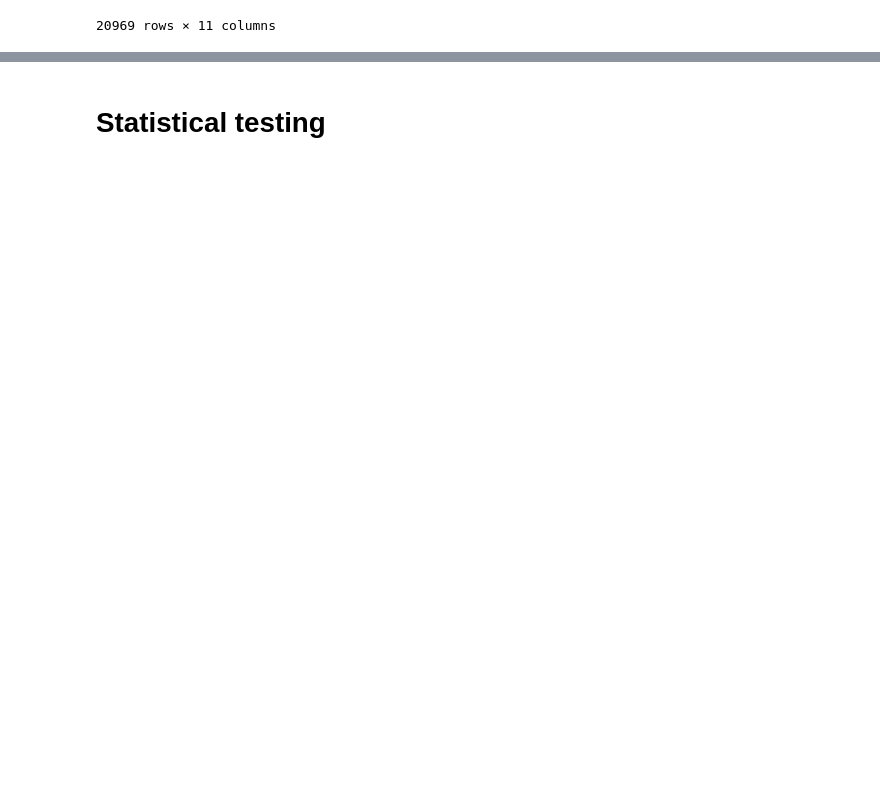
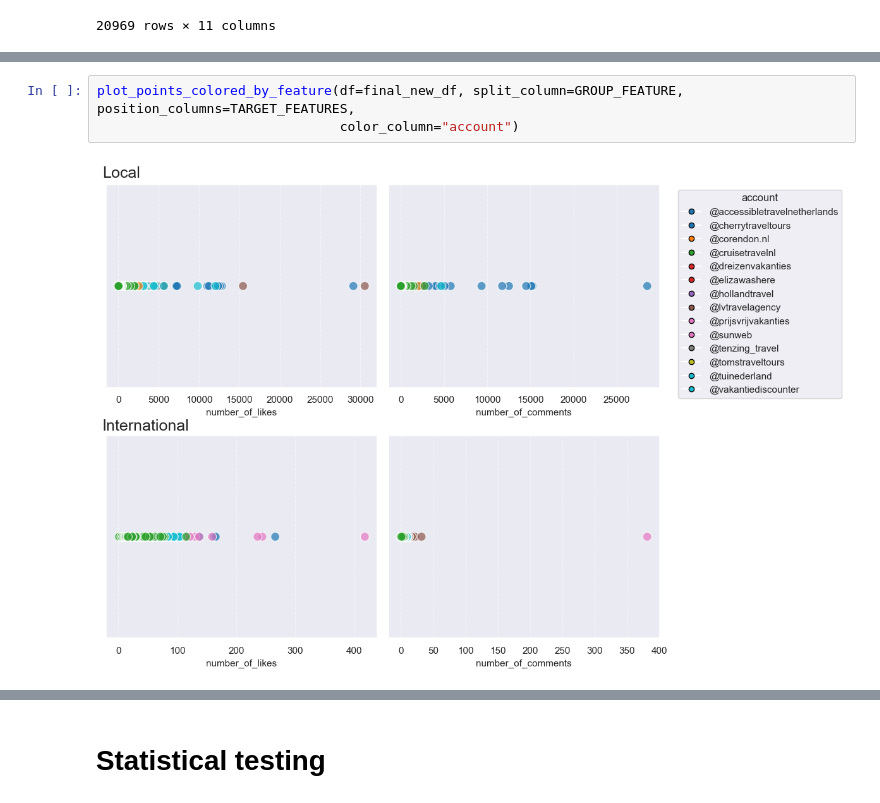
Before and after one commit to semwett0301/dms-hypothesis-testing, a Jupyter notebook: final_analysis.ipynb, the cells around one changed output, grey strips where cells are left out. Drawn from its saved outputs; the diff is of its cells as text; blank space fills up the shorter version.

```diff
--- a/final_analysis.ipynb
+++ b/final_analysis.ipynb
@@ -1031,0 +1370,5 @@ final_new_df
+# %%
+plot_points_colored_by_feature(df=final_new_df, split_column=GROUP_FEATURE, position_columns=TARGET_FEATURES,
+                               color_column="account")
+# %% [output]
+[figure, added]
```
Also changed, not shown: parts of 166 cells of this notebook, 5 other files.
